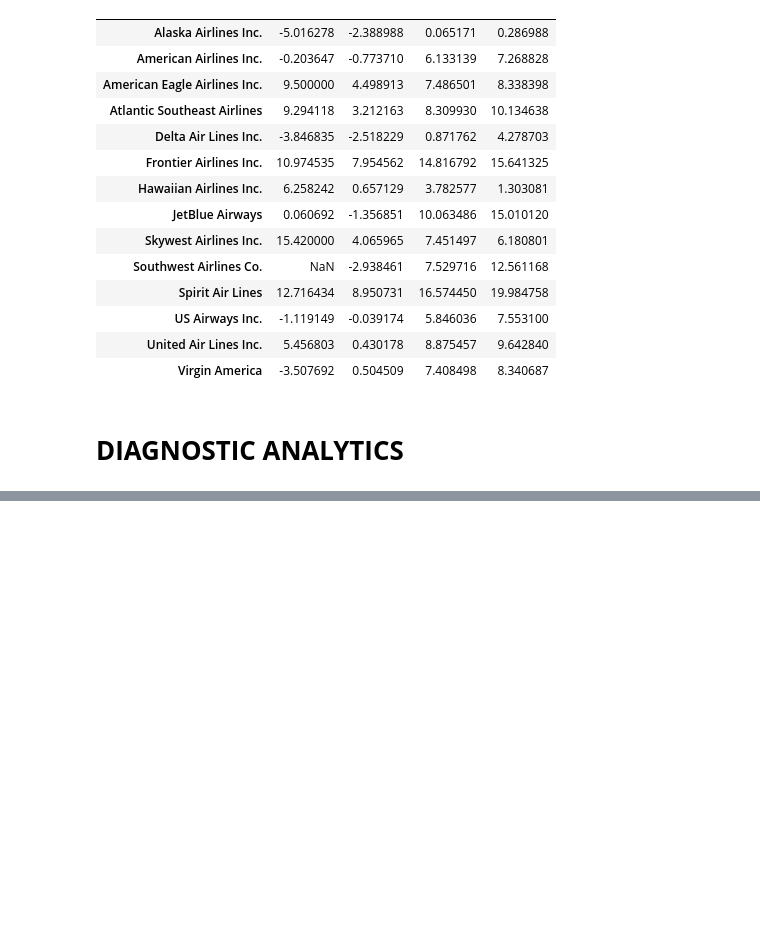
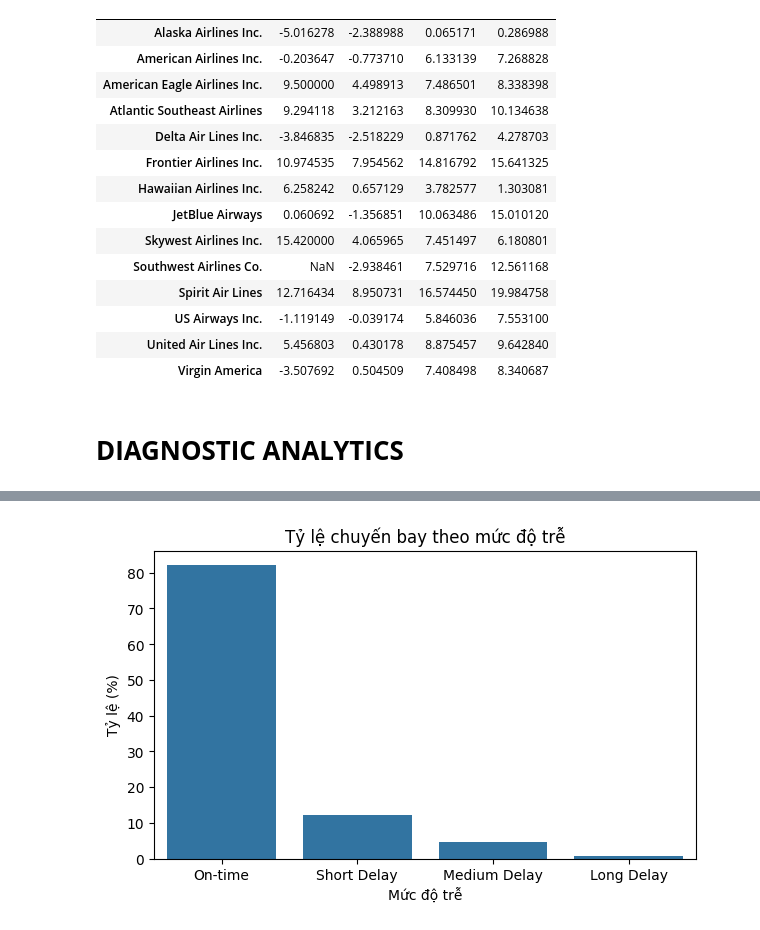
Before and after one commit to Yennanng/PTDLNC, a Jupyter notebook: ĐỒ_ÁN_ADA_.ipynb, the cells around one changed output, grey strips where cells are left out. Saved outputs shown, nothing was run; the diff lists cells and outputs as text; code cells hidden in the pictures; blank space fills up the shorter version.

```diff
--- a/ĐỒ_ÁN_ADA_.ipynb
+++ b/ĐỒ_ÁN_ADA_.ipynb
@@ -1012,0 +1015,11 @@ pivot_delay
+# %%
+# Phân phối số lượng chuyến bay theo mức độ trễ
+delay_level_count = flights_full['DELAY_LEVEL'].value_counts().reset_index()
+delay_level_count.columns = ['Delay_Level', 'Flight_Count']
+
+# Tính tỷ lệ %
+delay_level_count['Percentage'] = (
+    delay_level_count['Flight_Count'] / delay_level_count['Flight_Count'].sum() * 100
+).round(2)
+
+delay_level_count
@@ -1012,0 +1032,13 @@ pivot_delay
+# %%
+plt.figure(figsize=(7,4))
+sns.barplot(
+    data=delay_level_count,
+    x='Delay_Level',
+    y='Percentage'
+)
+plt.title('Tỷ lệ chuyến bay theo mức độ trễ')
+plt.ylabel('Tỷ lệ (%)')
+plt.xlabel('Mức độ trễ')
+plt.show()
+# %% [output]
+[figure, added]
```
Also changed, not shown: parts of 14 cells of this notebook.
